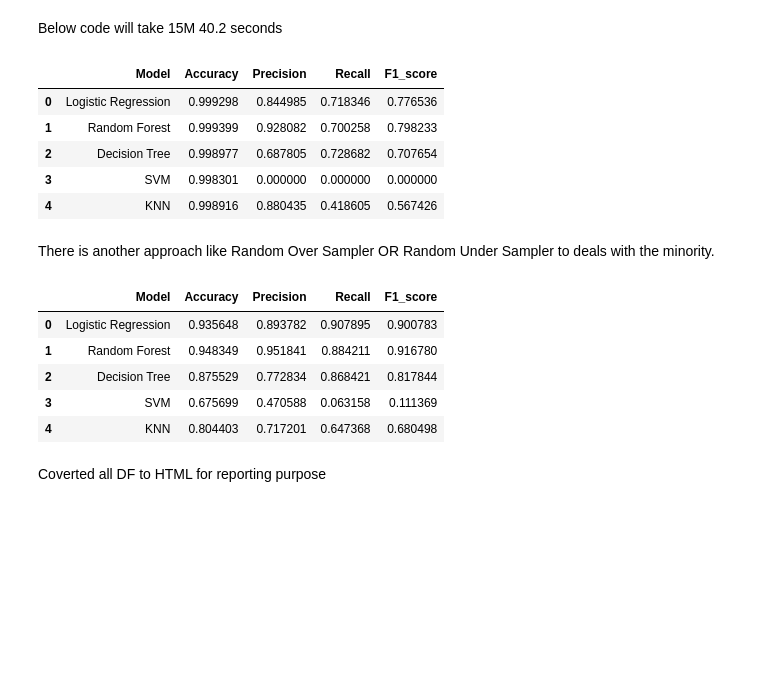
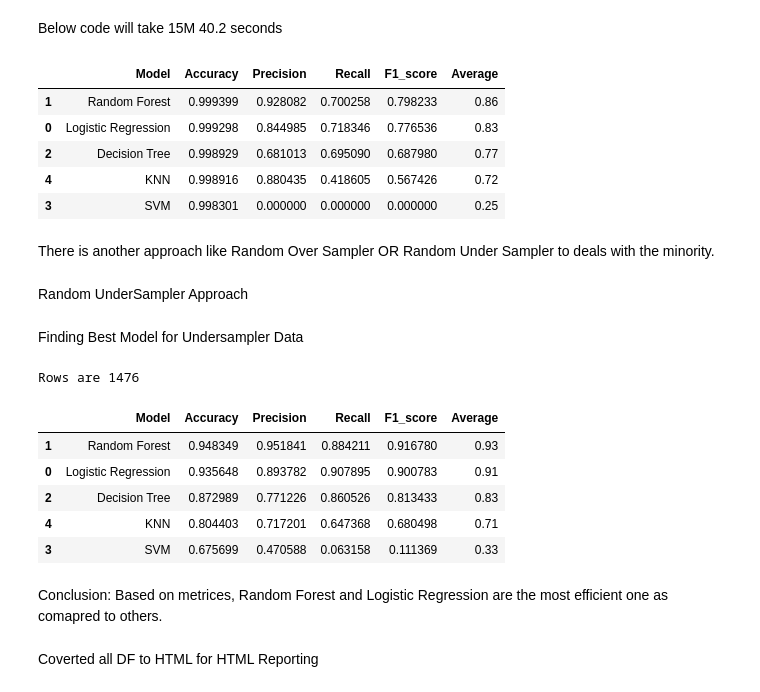
Before and after one commit to Rana-Scientist/Credit-Card-Fraud-Classification-Case-Study-Detecting-Fraud-with-ML-main, a Jupyter notebook: Fraud_Detection.ipynb, the cells around one changed output. Drawn from its saved outputs; the diff is of its cells as text; code cells hidden in the pictures; blank space fills up the shorter version.

```diff
--- a/Fraud_Detection.ipynb
+++ b/Fraud_Detection.ipynb
@@ -1696,15 +1683,17 @@ models_df = pd.DataFrame([
 
 
 rowDF= models_df.apply(find_best_Model, axis=1, X_train=X_train, y_train=y_train, X_test=X_test, y_test=y_test)
-# %%
-Model_Score=rowDF.drop('model_lambda', axis=1)
-Model_Score
-# %% [output]
-|  | Model | Accuracy | Precision | Recall | F1_score |
-| 0 | Logistic Regression | 0.999298 | 0.844985 | 0.718346 | 0.776536 |
-| 1 | Random Forest | 0.999399 | 0.928082 | 0.700258 | 0.798233 |
-| 2 | Decision Tree | 0.998977 | 0.687805 | 0.728682 | 0.707654 |
-| 3 | SVM | 0.998301 | 0.000000 | 0.000000 | 0.000000 |
-| 4 | KNN | 0.998916 | 0.880435 | 0.418605 | 0.567426 |
+# %%
+Model_Score=rowDF.drop('model_lambda', axis=1)
+Model_Score['Average'] = round(Model_Score[['Accuracy', 'Precision', 'Recall', 'F1_score']].mean(axis=1),2)
+Model_Score = Model_Score.sort_values(by='Average', ascending=False)
+Model_Score
+# %% [output]
+|  | Model | Accuracy | Precision | Recall | F1_score | Average |
+| 1 | Random Forest | 0.999399 | 0.928082 | 0.700258 | 0.798233 | 0.86 |
+| 0 | Logistic Regression | 0.999298 | 0.844985 | 0.718346 | 0.776536 | 0.83 |
+| 2 | Decision Tree | 0.998929 | 0.681013 | 0.695090 | 0.687980 | 0.77 |
+| 4 | KNN | 0.998916 | 0.880435 | 0.418605 | 0.567426 | 0.72 |
+| 3 | SVM | 0.998301 | 0.000000 | 0.000000 | 0.000000 | 0.25 |
 # %% [markdown]
 There is another approach like Random Over Sampler OR Random Under Sampler to deals with the minority.
@@ -1711,12 +1716,13 @@ There is another approach like Random Over Sampler OR Random Under Sampler to de
+# %% [markdown]
+Random UnderSampler Approach
 # %%
-from imblearn.over_sampling import RandomOverSampler
 from imblearn.under_sampling import RandomUnderSampler
 
 # Assuming you have features X and labels y
-# oversampler = RandomOverSampler(sampling_strategy=0.5, random_state=42)
+
 undersampler = RandomUnderSampler(sampling_strategy=0.5, random_state=42)
 
-# X_resampled, y_resampled = oversampler.fit_resample(X, y_train_encoded)
+
 X_resampled, y_resampled = undersampler.fit_resample(X, y_train_encoded)
 
 
@@ -1725,17 +1731,28 @@ X_train_resampled, X_test_resampled, y_train_resampled, y_test_resampled = train
 rowDF_resampled= models_df.apply(find_best_Model, axis=1, X_train=X_train_resampled, y_train=y_train_resampled, X_test=X_test_resampled, y_test=y_test_resampled)
 
 Model_Score_resampled=rowDF_resampled.drop('model_lambda', axis=1)
-
-Model_Score_resampled
-# %% [output]
-|  | Model | Accuracy | Precision | Recall | F1_score |
-| 0 | Logistic Regression | 0.935648 | 0.893782 | 0.907895 | 0.900783 |
-| 1 | Random Forest | 0.948349 | 0.951841 | 0.884211 | 0.916780 |
-| 2 | Decision Tree | 0.875529 | 0.772834 | 0.868421 | 0.817844 |
-| 3 | SVM | 0.675699 | 0.470588 | 0.063158 | 0.111369 |
-| 4 | KNN | 0.804403 | 0.717201 | 0.647368 | 0.680498 |
+# %% [markdown]
+Finding Best Model for Undersampler Data
+# %%
+# Rows included
+print("Rows are",len(X_resampled))
+# %% [output]
+Rows are 1476
+# %%
+Model_Score_resampled['Average'] = round(Model_Score_resampled[['Accuracy', 'Precision', 'Recall', 'F1_score']].mean(axis=1),2)
+Model_Score_resampled = Model_Score_resampled.sort_values(by='Average', ascending=False)
+Model_Score_resampled
+# %% [output]
+|  | Model | Accuracy | Precision | Recall | F1_score | Average |
+| 1 | Random Forest | 0.948349 | 0.951841 | 0.884211 | 0.916780 | 0.93 |
+| 0 | Logistic Regression | 0.935648 | 0.893782 | 0.907895 | 0.900783 | 0.91 |
+| 2 | Decision Tree | 0.872989 | 0.771226 | 0.860526 | 0.813433 | 0.83 |
+| 4 | KNN | 0.804403 | 0.717201 | 0.647368 | 0.680498 | 0.71 |
+| 3 | SVM | 0.675699 | 0.470588 | 0.063158 | 0.111369 | 0.33 |
+# %% [markdown]
+Conclusion: Based on metrices, Random Forest and Logistic Regression are the most efficient one as comapred to others.
 # %% [markdown]
-Coverted all DF to HTML for reporting purpose
+Coverted all DF to HTML for HTML Reporting
 # %%
 cols_analysis=col_DF.to_html()
 
```
Also changed, not shown: parts of 38 cells of this notebook, 4 other files.
